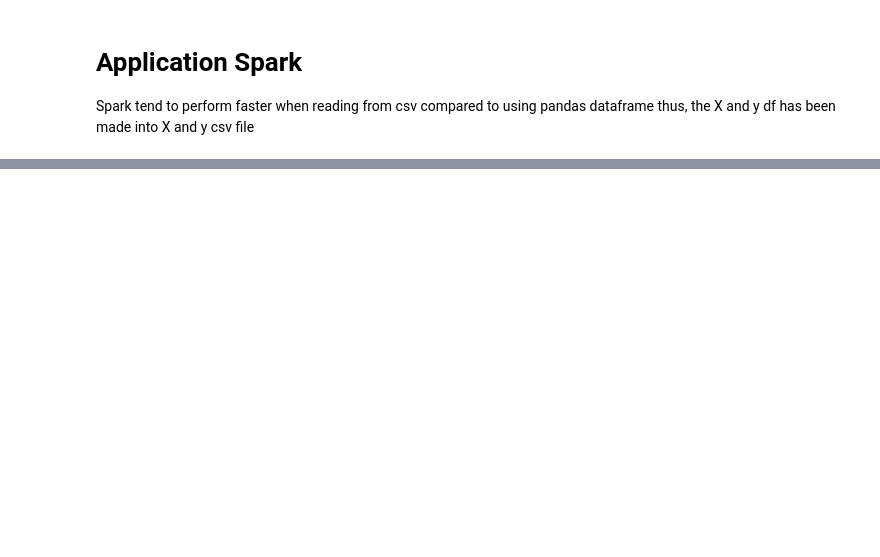
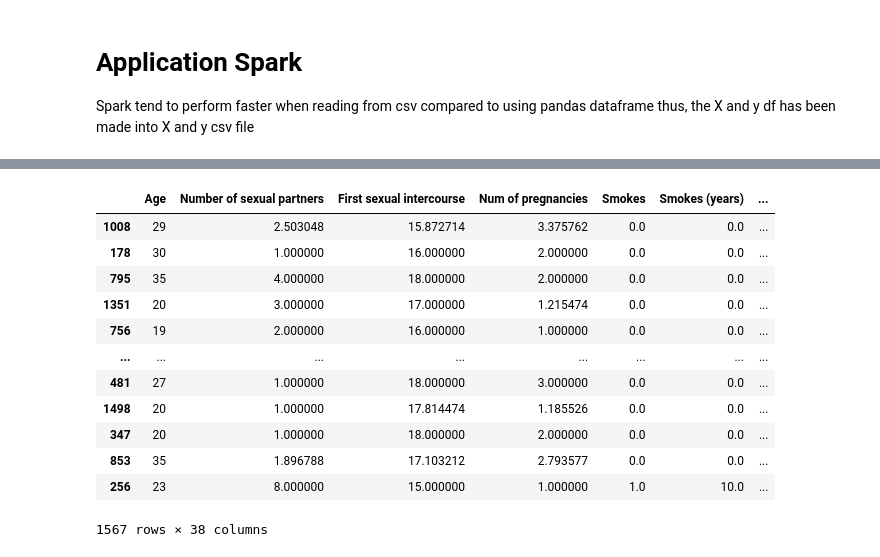
Before and after one commit to nhatthuan97/Qualifying_Repo, a Jupyter notebook: Qualifying.ipynb, the cells around one changed output, grey strips where cells are left out. Saved outputs shown, nothing was run; the diff lists cells and outputs as text; code cells hidden in the pictures; blank space fills up the shorter version.

```diff
--- a/Qualifying.ipynb
+++ b/Qualifying.ipynb
@@ -343,2 +353,0 @@ new_to_csv.to_csv("df_spark.csv", encoding='utf-8', index=False)
-# %%
-X = X.drop([target], axis=1)
@@ -703,0 +564,22 @@ performance_df_spark
+# %%
+df_shuffle=X
+# %%
+df_shuffle[target]=y
+# %%
+df_shuffle=df_shuffle.sample(frac=1)
+# %%
+df_shuffle
+# %% [output]
+|  | Age | Number of sexual partners | First sexual intercourse | Num of pregnancies | Smokes | Smokes (years) | ... |
+| 1008 | 29 | 2.503048 | 15.872714 | 3.375762 | 0.0 | 0.0 | ... |
+| 178 | 30 | 1.000000 | 16.000000 | 2.000000 | 0.0 | 0.0 | ... |
+| 795 | 35 | 4.000000 | 18.000000 | 2.000000 | 0.0 | 0.0 | ... |
+| 1351 | 20 | 3.000000 | 17.000000 | 1.215474 | 0.0 | 0.0 | ... |
+| 756 | 19 | 2.000000 | 16.000000 | 1.000000 | 0.0 | 0.0 | ... |
+| ... | ... | ... | ... | ... | ... | ... | ... |
+| 481 | 27 | 1.000000 | 18.000000 | 3.000000 | 0.0 | 0.0 | ... |
+| 1498 | 20 | 1.000000 | 17.814474 | 1.185526 | 0.0 | 0.0 | ... |
+| 347 | 20 | 1.000000 | 18.000000 | 2.000000 | 0.0 | 0.0 | ... |
+| 853 | 35 | 1.896788 | 17.103212 | 2.793577 | 0.0 | 0.0 | ... |
+| 256 | 23 | 8.000000 | 15.000000 | 1.000000 | 1.0 | 10.0 | ... |
+1567 rows × 38 columns
```
Also changed, not shown: parts of 52 cells of this notebook, 31 other files.
